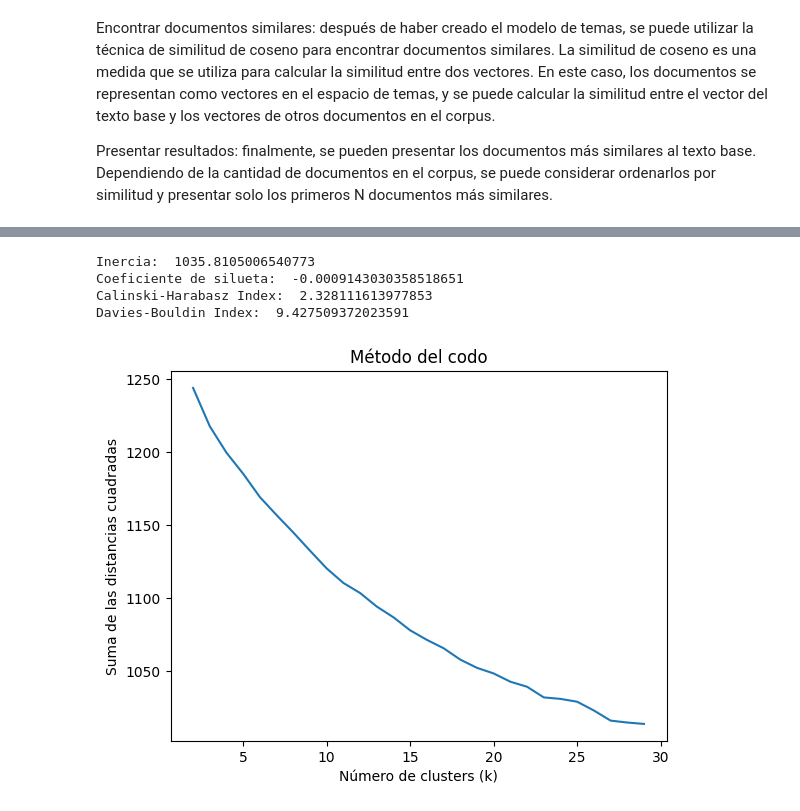
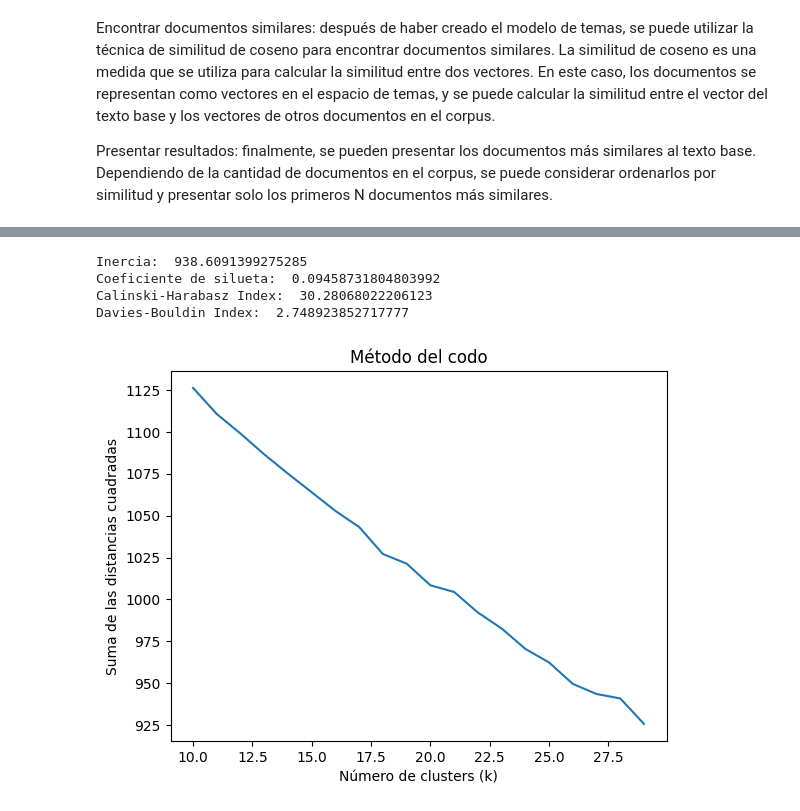
Before and after one commit to crar01/songsSimilar, a Jupyter notebook: songSimilars.ipynb, the cells around one changed output, grey strips where cells are left out. Drawn from its saved outputs; the diff is of its cells as text; code cells hidden in the pictures.

```diff
--- a/songSimilars.ipynb
+++ b/songSimilars.ipynb
@@ -72,21 +77,21 @@ lyricsList = (lyrics['lyrics'].apply(eliminar_palabras_repetidas)).to_numpy()
 # %%
-import numpy as np
-import spacy
-from sklearn.metrics.pairwise import cosine_similarity
+# import numpy as np
+# import spacy
+# from sklearn.metrics.pairwise import cosine_similarity
 
-# Cargar modelo de lenguaje en español de spaCy
-nlp = spacy.load('es_core_news_md')
+# # Cargar modelo de lenguaje en español de spaCy
+# nlp = spacy.load('es_core_news_md')
 
-# Corpus de documentos (una lista de textos)
-documentos = lyricsList
+# # Corpus de documentos (una lista de textos)
+# documentos = lyricsList
 
-# Obtener embeddings de palabras de los documentos
-document_embeddings = []
-for doc in documentos:
-    tokens = nlp(doc)
-    doc_embedding = np.mean([token.vector for token in tokens if not token.is_stop], axis=0)
-    # filtered_tokens = [token for token in doc if not token.is_stop]
-    # doc_embedding = np.mean([token.vector for token in tokens], axis=0)
-    document_embeddings.append(doc_embedding)
+# # Obtener embeddings de palabras de los documentos
+# document_embeddings = []
+# for doc in documentos:
+#     tokens = nlp(doc)
+#     doc_embedding = np.mean([token.vector for token in tokens if not token.is_stop], axis=0)
+#     # filtered_tokens = [token for token in doc if not token.is_stop]
+#     # doc_embedding = np.mean([token.vector for token in tokens], axis=0)
+#     document_embeddings.append(doc_embedding)
 
-print('done...!!!')
+# print('done...!!!')
@@ -371,42 +461,44 @@ inercia = kmeans.inertia_
 print("Inercia: ", inercia)
 
 # Calcular el coeficiente de silueta
-coef_silueta = silhouette_score(matriz_tfidf, kmeans.labels_, metric='euclidean')
+coef_silueta = silhouette_score(X, kmeans.labels_, metric='euclidean')
 print("Coeficiente de silueta: ", coef_silueta)
 
-# Calcular el Calinski-Harabasz Index
-ch_index = calinski_harabasz_score(matriz_tfidf.toarray(), kmeans.labels_)
+# # Calcular el Calinski-Harabasz Index
+ch_index = calinski_harabasz_score(X.toarray(), kmeans.labels_)
 print("Calinski-Harabasz Index: ", ch_index)
 
-# Calcular el Davies-Bouldin Index
-db_index = davies_bouldin_score(matriz_tfidf.toarray(), kmeans.labels_)
+# # Calcular el Davies-Bouldin Index
+db_index = davies_bouldin_score(X.toarray(), kmeans.labels_)
 print("Davies-Bouldin Index: ", db_index)
 # %% [output]
-Inercia:  1035.8105006540773
-Coeficiente de silueta:  -0.0009143030358518651
-Calinski-Harabasz Index:  2.328111613977853
-Davies-Bouldin Index:  9.427509372023591
+Inercia:  938.6091399275285
+Coeficiente de silueta:  0.09458731804803992
+Calinski-Harabasz Index:  30.28068022206123
+Davies-Bouldin Index:  2.748923852717777
 # %%
 from sklearn.cluster import KMeans
 import matplotlib.pyplot as plt
 
 # Creamos una lista vacía para almacenar los valores de la suma de las distancias cuadradas
 sse = []
+min_clusters = 10
+max_clusters = 30
 
 # Evaluamos el modelo para diferentes valores de k
-for k in range(2, 30):
-    kmeans = KMeans(n_clusters=k, random_state=42)
-    kmeans.fit(X)
-    sse.append(kmeans.inertia_)
+for k in range(min_clusters, max_clusters):
+    kmeans_calc = KMeans(n_clusters=k, random_state=42)
+    kmeans_calc.fit(X)
+    sse.append(kmeans_calc.inertia_)
 
 # Graficamos la curva del codo
-plt.plot(range(2, 30), sse)
+plt.plot(range(min_clusters, max_clusters), sse)
 plt.title('Método del codo')
 plt.xlabel('Número de clusters (k)')
 plt.ylabel('Suma de las distancias cuadradas')
 plt.show()
 # %% [output]
-[figure, old version]
+[figure, new version]
 # %%
 from sklearn.metrics import silhouette_score
 
```
Also changed, not shown: parts of 21 cells of this notebook.
